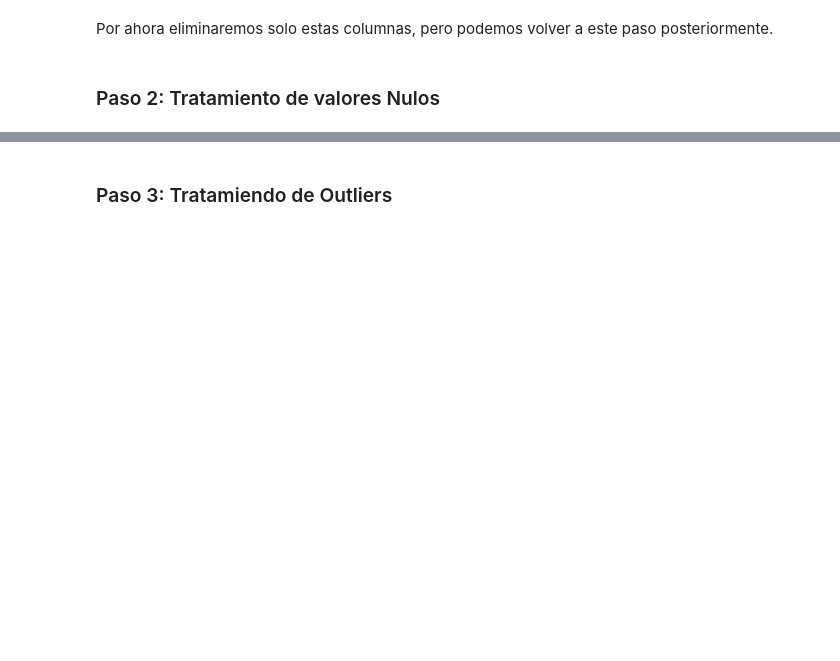
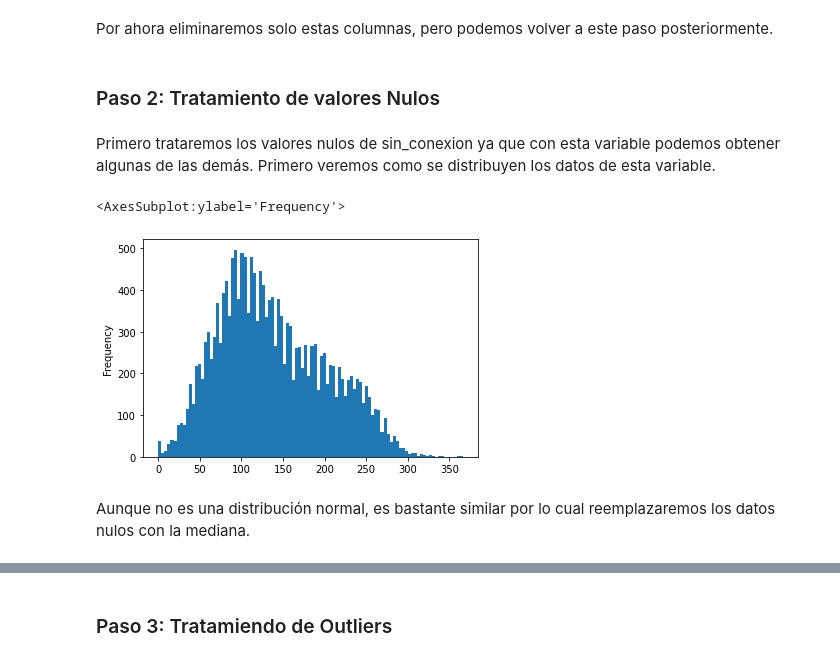
Before and after one commit to mariosanchez5/Proyectos_Machine_Learning, a Jupyter notebook: Proyecto AeroML/Proyecto_AeroML.ipynb, the cells around one changed output, grey strips where cells are left out. Cells and saved outputs as stored; diff of their text form; code cells hidden in the pictures; blank space fills up the shorter version.

```diff
--- a/Proyecto AeroML/Proyecto_AeroML.ipynb
+++ b/Proyecto AeroML/Proyecto_AeroML.ipynb
@@ -284,0 +288,3 @@ data.shape
+# %%
+data = data.drop(columns=['id'])
+data.shape
@@ -286,3 +294,12 @@ data.shape
 Por ahora eliminaremos solo estas columnas, pero podemos volver a este paso posteriormente.
 # %% [markdown]
 ### Paso 2: Tratamiento de valores Nulos
+# %% [markdown]
+Primero trataremos los valores nulos de sin_conexion ya que con esta variable podemos obtener algunas de las demás. Primero veremos como se distribuyen los datos de esta variable.
+# %%
+data["sin_conexion"].plot(kind="hist", bins=100)
+# %% [output]
+<AxesSubplot:ylabel='Frequency'>
+[figure, added]
+# %% [markdown]
+Aunque no es una distribución normal, es bastante similar por lo cual reemplazaremos los datos nulos con la mediana.
```
Also changed, not shown: parts of 35 cells of this notebook.
